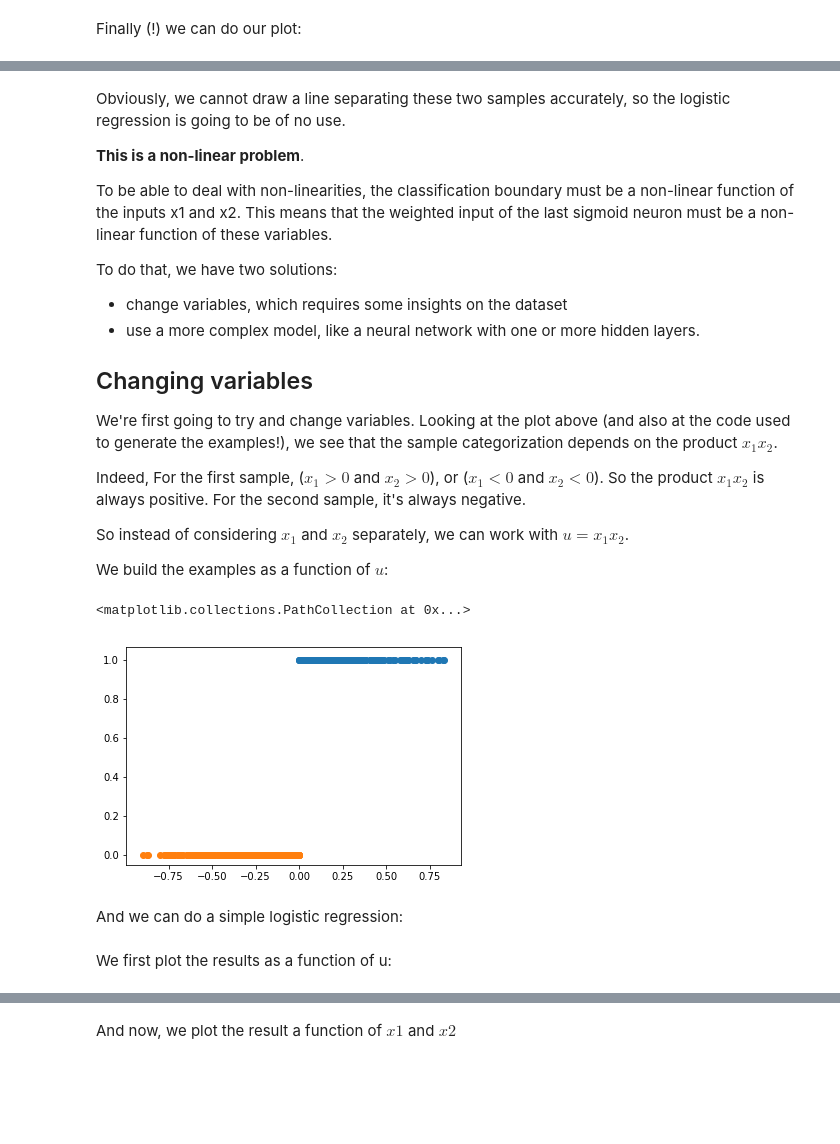
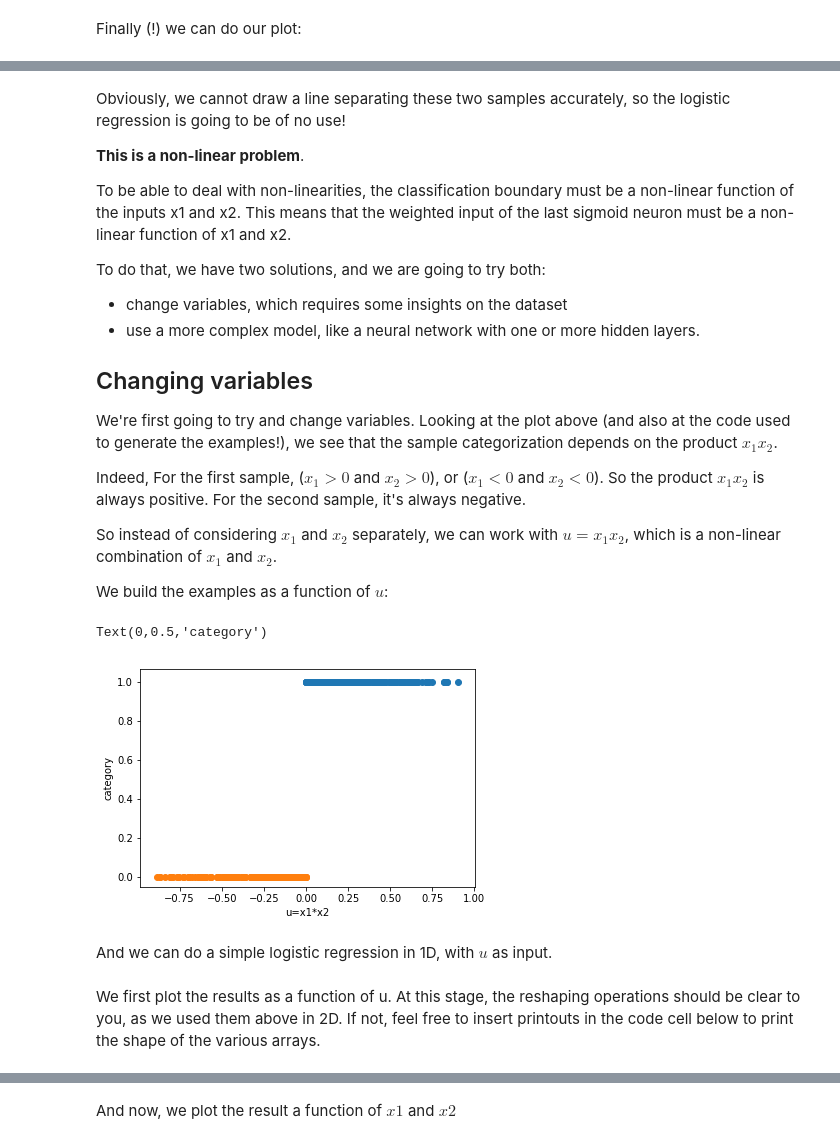
Before and after one commit to cbernet/maldives, a Jupyter notebook: one_neuron/logistic_regression_2d.ipynb, the cells around one changed output, grey strips where cells are left out. Saved outputs shown, nothing was run; the diff lists cells and outputs as text; code cells hidden in the pictures; blank space fills up the shorter version.

```diff
--- a/one_neuron/logistic_regression_2d.ipynb
+++ b/one_neuron/logistic_regression_2d.ipynb
@@ -297,11 +320,11 @@ Text(0,0.5,'x2')
 # %% [markdown]
-Obviously, we cannot draw a line separating these two samples accurately, so the logistic regression is going to be of no use.
+Obviously, we cannot draw a line separating these two samples accurately, so the logistic regression is going to be of no use!
 
 **This is a non-linear problem**.
 
-To be able to deal with non-linearities, the classification boundary must be a non-linear function of the inputs x1 and x2. This means that the weighted input of the last sigmoid neuron must be a non-linear function of these variables.
+To be able to deal with non-linearities, the classification boundary must be a non-linear function of the inputs x1 and x2. This means that the weighted input of the last sigmoid neuron must be a non-linear function of x1 and x2.
 
-To do that, we have two solutions:
+To do that, we have two solutions, and we are going to try both:
 
 * change variables, which requires some insights on the dataset
 * use a more complex model, like a neural network with one or more hidden layers.
@@ -312,21 +335,26 @@ We're first going to try and change variables. Looking at the plot above (and al
 
 Indeed, For the first sample, ($x_1 > 0$ and $x_2 > 0$), or ($x_1 < 0$ and $x_2 < 0$). So the product $x_1 x_2$ is always positive. For the second sample, it's always negative.
 
-So instead of considering $x_1$ and $x_2$ separately, we can work with $u = x_1 x_2$.
+So instead of considering $x_1$ and $x_2$ separately, we can work with $u = x_1 x_2$, which is a non-linear combination of $x_1$ and $x_2$.
 
 We build the examples as a function of $u$:
 # %%
 # category 0:
+# for all examples in category 0,
+# we take the product x1*x2
 sru0 = srx0[:,0] * srx0[:,1]
+# and we assign 1 as a label to this category
 sry0 = np.ones(len(sru0))
-# category 1:
+# same for category 1
 sru1 = srx1[:,0] * srx1[:,1]
 sry1 = np.zeros(len(sru1))
 plt.scatter(sru0, sry0)
 plt.scatter(sru1, sry1)
+plt.xlabel('u=x1*x2')
+plt.ylabel('category')
 # %% [output]
-<matplotlib.collections.PathCollection at 0x...>
+Text(0,0.5,'category')
-[figure, old version]
+[figure, new version]
 # %% [markdown]
-And we can do a simple logistic regression:
+And we can do a simple logistic regression in 1D, with $u$ as input.
 # %%
@@ -336,6 +370,6 @@ sry = np.concatenate((sry0, sry1))
 clf = LogisticRegression(random_state=0, solver='lbfgs').fit(sru, sry)
-# %% [markdown]
-We first plot the results as a function of u:
+# %% [markdown]
+We first plot the results as a function of u. At this stage, the reshaping operations should be clear to you, as we used them above in 2D. If not, feel free to insert printouts in the code cell below to print the shape of the various arrays.
 # %%
 linx = np.c_[np.linspace(-1, 1, 100)]
 prob = clf.predict_proba(linx)
```
Also changed, not shown: parts of 39 cells of this notebook, 1 other file.
